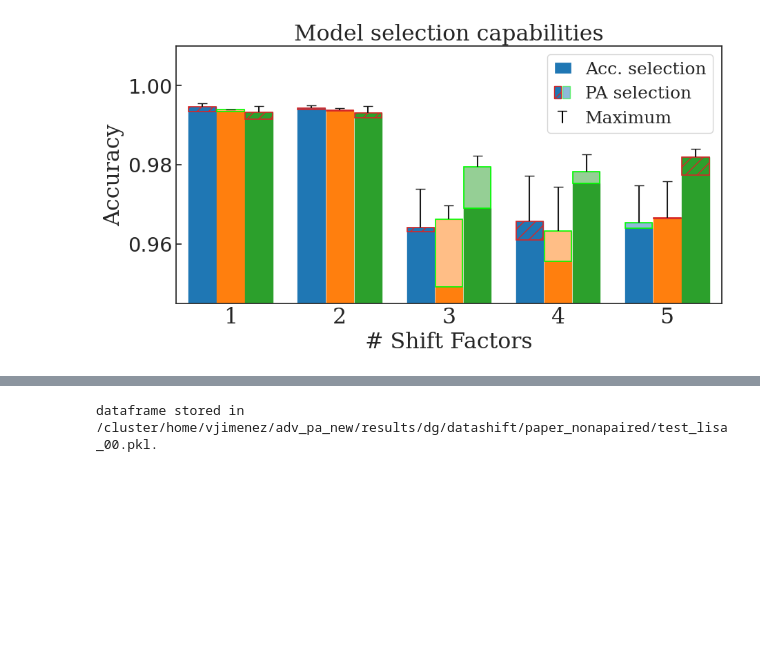
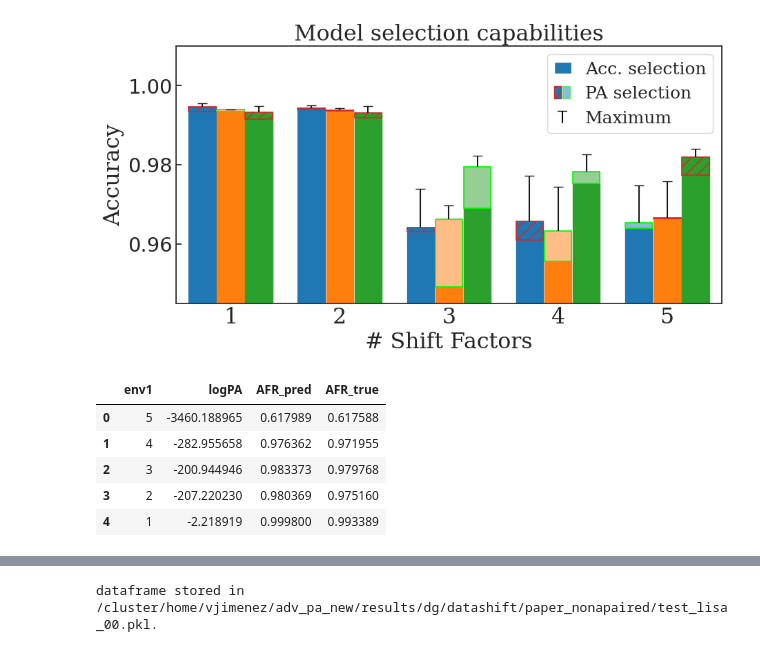
Before and after one commit to viictorjimenezzz/pa-covariate-shift, a Jupyter notebook: src/plot/dg/dg_datashift.ipynb, the cells around one changed output, grey strips where cells are left out. Saved outputs shown, nothing was run; the diff lists cells and outputs as text; code cells hidden in the pictures; blank space fills up the shorter version.

```diff
--- a/src/plot/dg/dg_datashift.ipynb
+++ b/src/plot/dg/dg_datashift.ipynb
@@ -941,6 +947,20 @@ for i in range(2):
         retrieve_testpaper(exp_name_list = exp_names[i], group = group_name)
 # %%
 df = retrieve_testpaper(exp_name_list = ["erm_001", "irm_001", "lisa_10"], group = "paper_nonpaired")
+# %%
+df_table = df.loc[
+    (df["sr"] == 1.0) & (df["selection_metric"] == "acc") & (df["model"] == "LISA"),
+    ["env1", "logPA", "AFR_pred", "AFR_true"]
+]
+
+df_table
+# %% [output]
+|  | env1 | logPA | AFR_pred | AFR_true |
+| 0 | 5 | -3460.188965 | 0.617989 | 0.617588 |
+| 1 | 4 | -282.955658 | 0.976362 | 0.971955 |
+| 2 | 3 | -200.944946 | 0.983373 | 0.979768 |
+| 3 | 2 | -207.220230 | 0.980369 | 0.975160 |
+| 4 | 1 | -2.218919 | 0.999800 | 0.993389 |
 # %%
 # Compare accuracy, specificity, precision, etc...
 plot_dg_test(
```
Also changed, not shown: parts of 3 cells of this notebook, 3 other files.
